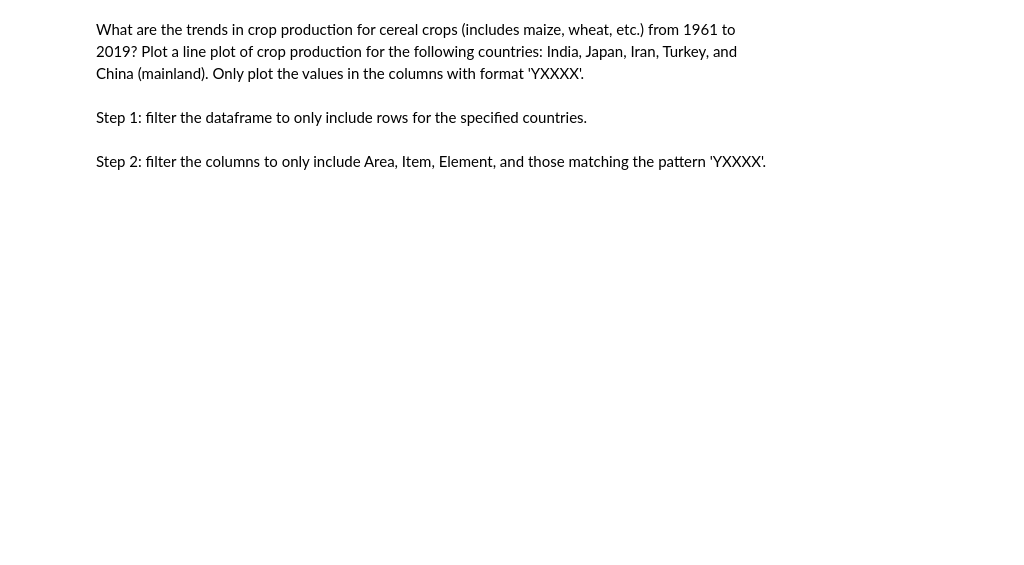
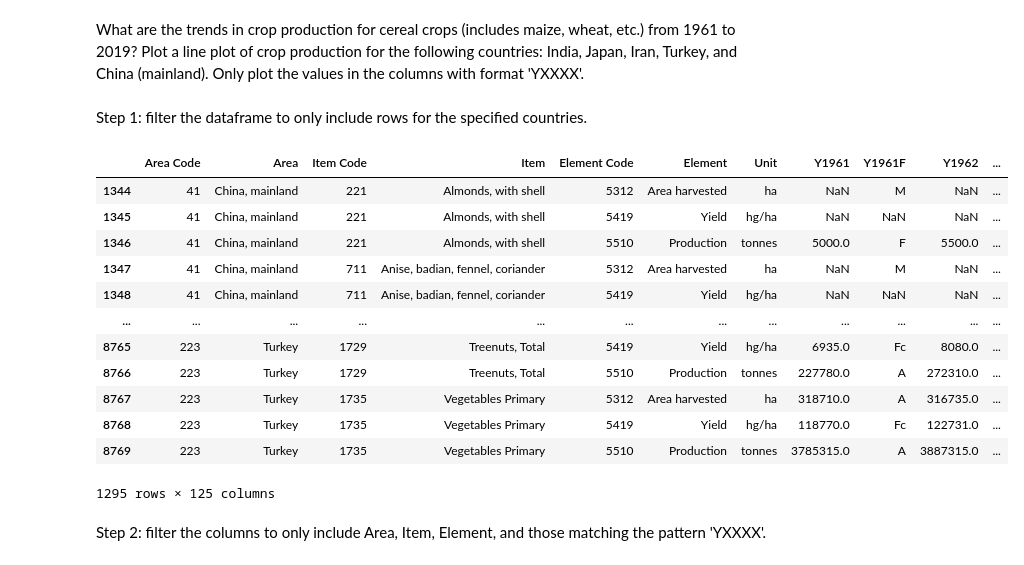
Before and after one commit to seoyeong643/DataMining, a Jupyter notebook: Lab1_Intro_to_Python_Pandas.ipynb, the cells around one changed output. Saved outputs shown, nothing was run; the diff lists cells and outputs as text; code cells hidden in the pictures; blank space fills up the shorter version.

```diff
--- a/Lab1_Intro_to_Python_Pandas.ipynb
+++ b/Lab1_Intro_to_Python_Pandas.ipynb
@@ -902,3 +1540,21 @@ sel_prod = prod[prod['Area'].isin(YOUR CODE HERE)]
+# %%
+crop_countries = ['India', 'Japan', 'Iran', 'Turkey', 'China, mainland']
+sel_prod = prod[prod['Area'].isin(crop_countries)]
+sel_prod
+# %% [output]
+|  | Area Code | Area | Item Code | Item | Element Code | Element | Unit | Y1961 | Y1961F | Y1962 | ... |
+| 1344 | 41 | China, mainland | 221 | Almonds, with shell | 5312 | Area harvested | ha | NaN | M | NaN | ... |
+| 1345 | 41 | China, mainland | 221 | Almonds, with shell | 5419 | Yield | hg/ha | NaN | NaN | NaN | ... |
+| 1346 | 41 | China, mainland | 221 | Almonds, with shell | 5510 | Production | tonnes | 5000.0 | F | 5500.0 | ... |
+| 1347 | 41 | China, mainland | 711 | Anise, badian, fennel, coriander | 5312 | Area harvested | ha | NaN | M | NaN | ... |
+| 1348 | 41 | China, mainland | 711 | Anise, badian, fennel, coriander | 5419 | Yield | hg/ha | NaN | NaN | NaN | ... |
+| ... | ... | ... | ... | ... | ... | ... | ... | ... | ... | ... | ... |
+| 8765 | 223 | Turkey | 1729 | Treenuts, Total | 5419 | Yield | hg/ha | 6935.0 | Fc | 8080.0 | ... |
+| 8766 | 223 | Turkey | 1729 | Treenuts, Total | 5510 | Production | tonnes | 227780.0 | A | 272310.0 | ... |
+| 8767 | 223 | Turkey | 1735 | Vegetables Primary | 5312 | Area harvested | ha | 318710.0 | A | 316735.0 | ... |
+| 8768 | 223 | Turkey | 1735 | Vegetables Primary | 5419 | Yield | hg/ha | 118770.0 | Fc | 122731.0 | ... |
+| 8769 | 223 | Turkey | 1735 | Vegetables Primary | 5510 | Production | tonnes | 3785315.0 | A | 3887315.0 | ... |
+1295 rows × 125 columns
 # %% [markdown]
 Step 2: filter the columns to only include Area, Item, Element, and those matching the pattern 'YXXXX'.
 # %%
```
Also changed, not shown: parts of 70 cells of this notebook, 2 other files.
